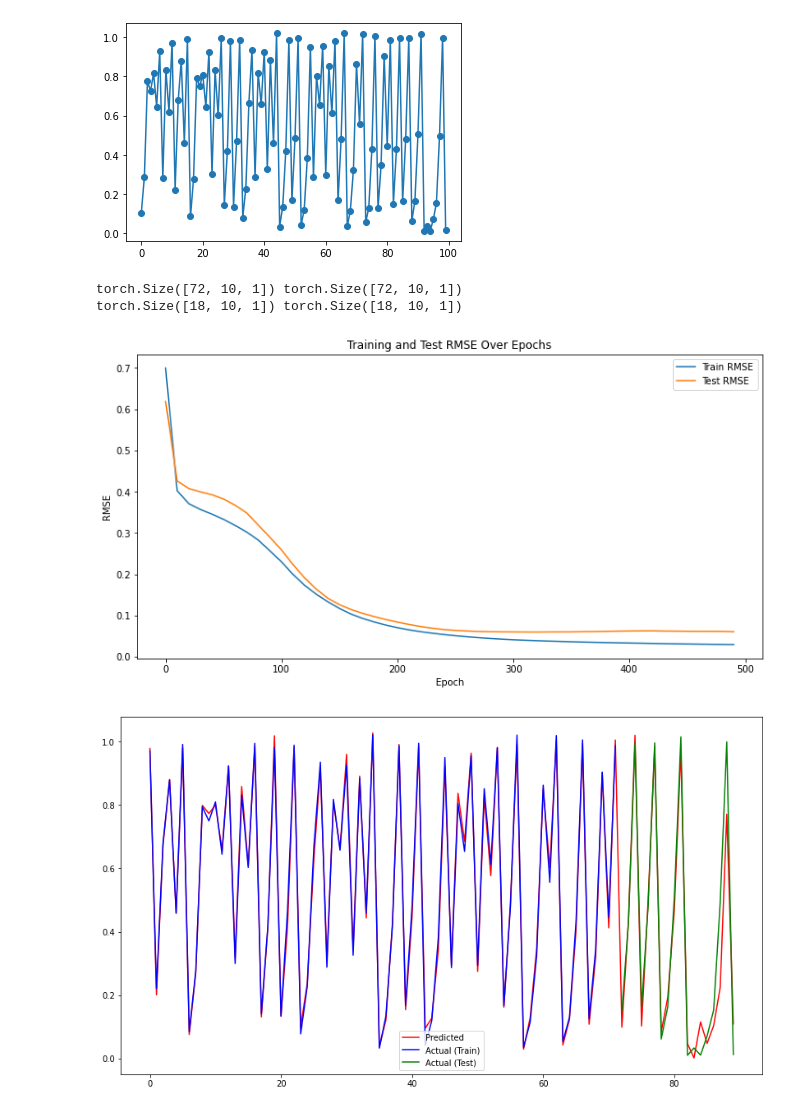
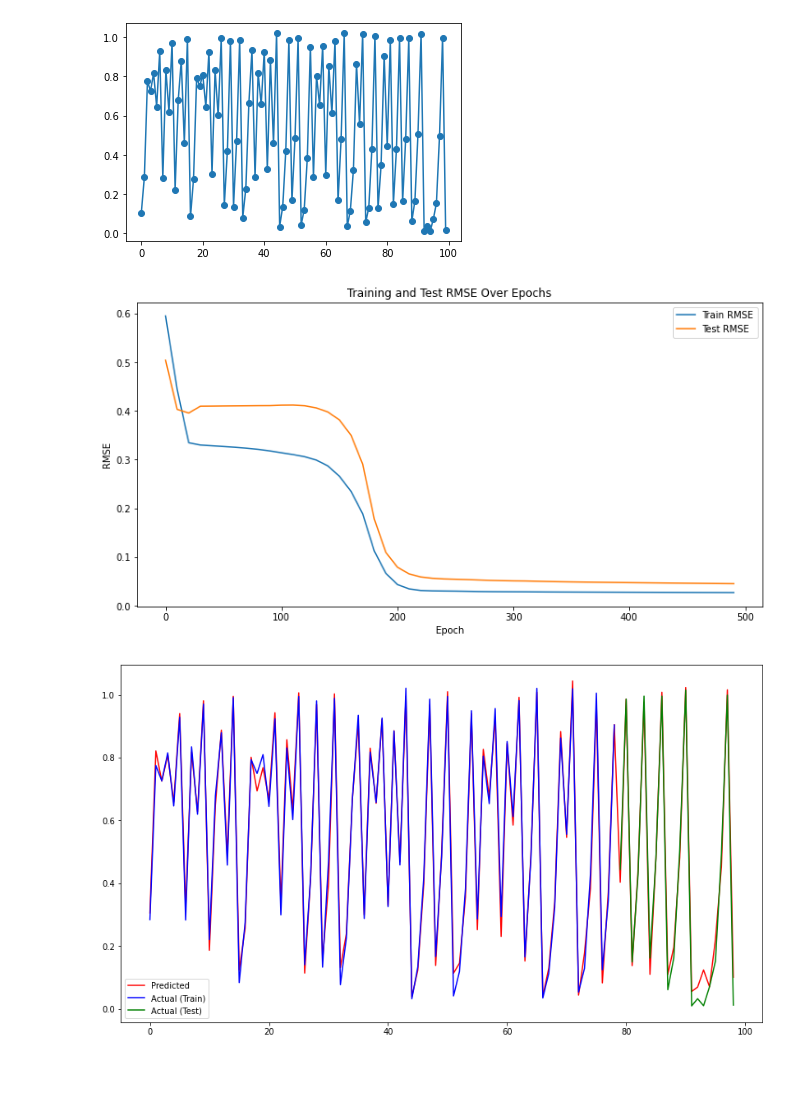
Before and after one commit to DylanEsguerra/Machine-Learning-For-Chaotic-Time-Series, a Jupyter notebook: Single_Step_LSTM.ipynb, the cells around one changed output. Saved outputs shown, nothing was run; the diff lists cells and outputs as text; code cells hidden in the pictures; blank space fills up the shorter version.

```diff
--- a/Single_Step_LSTM.ipynb
+++ b/Single_Step_LSTM.ipynb
@@ -14,7 +15,7 @@ r_value = 4
 obs_value = 0.1
 burn = 100
 num_timesteps = 200 #100 burn in + 100 observed points
-lag = 10
+lag = 1
 
 
 logistic_simulator = LogisticMapSimulator(r_value, obs_value, num_timesteps)
@@ -59,25 +58,6 @@ X,y = create_dataset(values,lag)
 split = int(0.8 * len(X))
 X_train, X_test = X[:split], X[split:]
 y_train, y_test = y[:split], y[split:]
-# %%
-print(X_train.shape, y_train.shape)
-print(X_test.shape, y_test.shape)
-# %% [output]
-torch.Size([72, 10, 1]) torch.Size([72, 10, 1])
-torch.Size([18, 10, 1]) torch.Size([18, 10, 1])
-# %%
- class LSTM(nn.Module):
-    def __init__(self):
-        super().__init__()
-        self.lstm = nn.LSTM(input_size=1, hidden_size=32, num_layers=1, batch_first=True)
-        self.relu = nn.ReLU()
-        self.linear = nn.Linear(32, 1)
-
-    def forward(self, x):
-        x, _ = self.lstm(x)
-        x = self.relu(x)
-        x = self.linear(x)
-        return x
 # %%
 def train_model(model, loader, optimizer, loss_fn, X_train, y_train, X_test, y_test, n_epochs=500, validation_frequency=10):
     train_errors = []
@@ -141,13 +121,15 @@ def plot_results(model, X_train, y_train, X_test, y_test, lag):
 # %%
 train_dataset = data.TensorDataset(X_train, y_train)
 train_loader = data.DataLoader(train_dataset, shuffle=False, batch_size=10)
-model = LSTM()
+hidden_size = 10
+num_layers = 2
+model = LSTM(1,hidden_size, num_layers)
 optimizer = optim.Adam(model.parameters())
 loss_fn = nn.MSELoss()
 train_errors, test_errors = train_model(model, train_loader, optimizer, loss_fn, X_train, y_train, X_test, y_test)
 # %% [output]
-[figure, old version]
+[figure, new version]
 # %%
 plot_results(model, X_train, y_train, X_test, y_test,lag)
 # %% [output]
-[figure, old version]
+[figure, new version]
```
Also changed, not shown: parts of 2 cells of this notebook, 1 other file.
